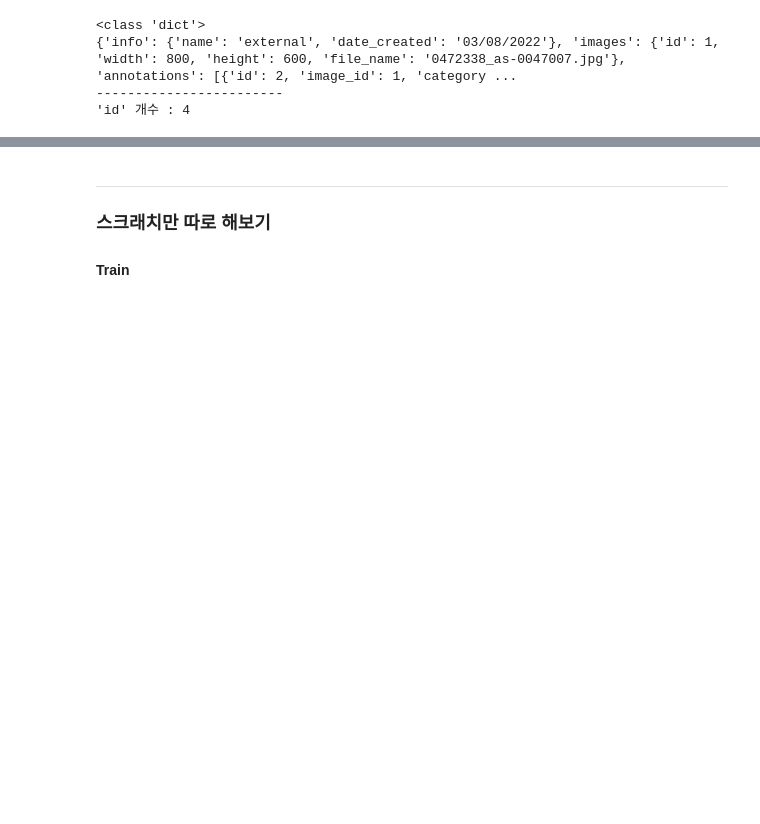
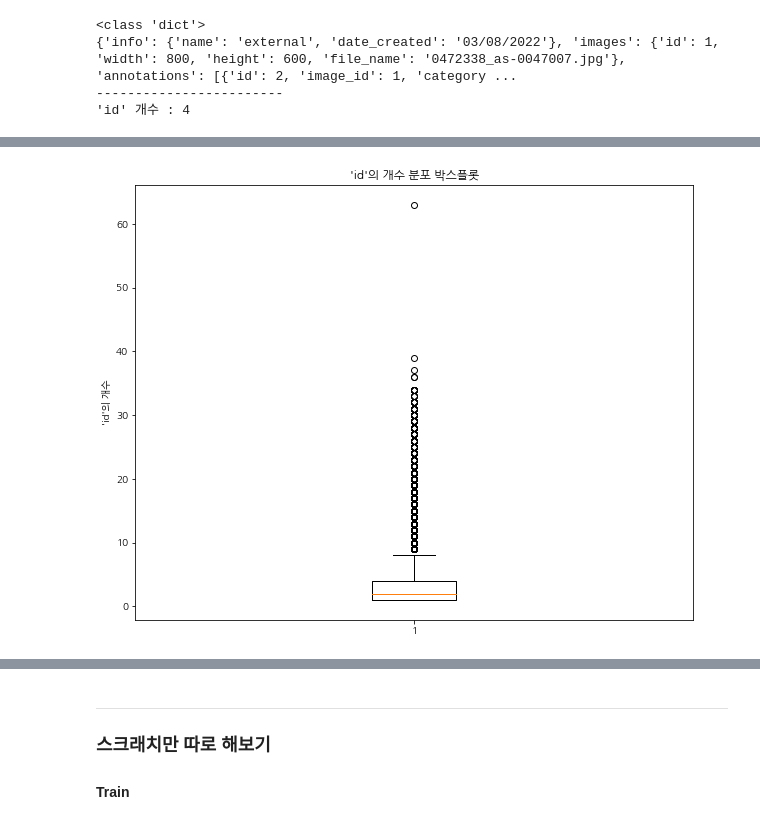
Before and after one commit to SGT-Cho/AIFFELTHON, a Jupyter notebook: aifflethon_v02.ipynb, the cells around one changed output, grey strips where cells are left out. Saved outputs shown, nothing was run; the diff lists cells and outputs as text; code cells hidden in the pictures; blank space fills up the shorter version.

```diff
--- a/aifflethon_v02.ipynb
+++ b/aifflethon_v02.ipynb
@@ -139,18 +144,21 @@ plt.show()
 # %%
 # annotations 안에서 id 개수 박스플롯
 id_counts = []
 
 for filename in tqdm(os.listdir(json_path)):
     with open(os.path.join(json_path, filename), 'r') as f:
         data = json.load(f)
         id_count = str(data['annotations']).count("'id'")
         id_counts.append(id_count)
 
+plt.rc('font', family='NanumGothic')
 plt.figure(figsize=(10, 8))
 plt.boxplot(id_counts)
 plt.title("'id'의 개수 분포 박스플롯")
 plt.ylabel("'id'의 개수")
 plt.show()
+# %% [output]
+[figure, added]
 # %%
 # json 안의 damage 값의 unique 뽑기
 unique_labels = set()
```
Also changed, not shown: parts of 26 cells of this notebook.
